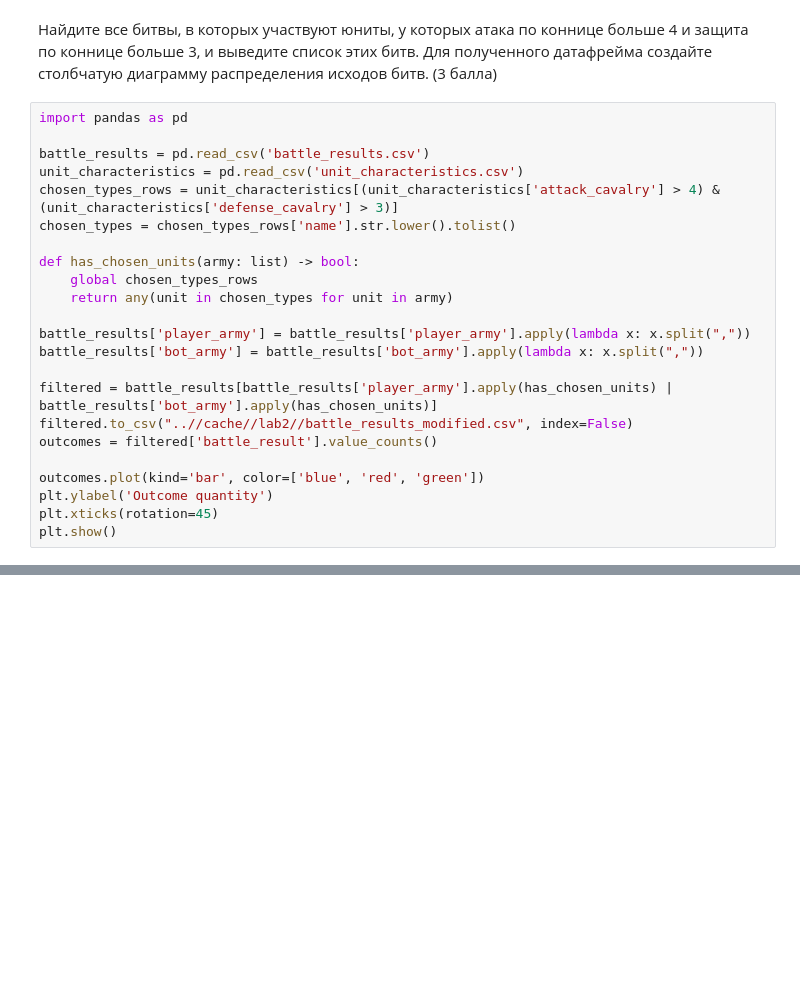
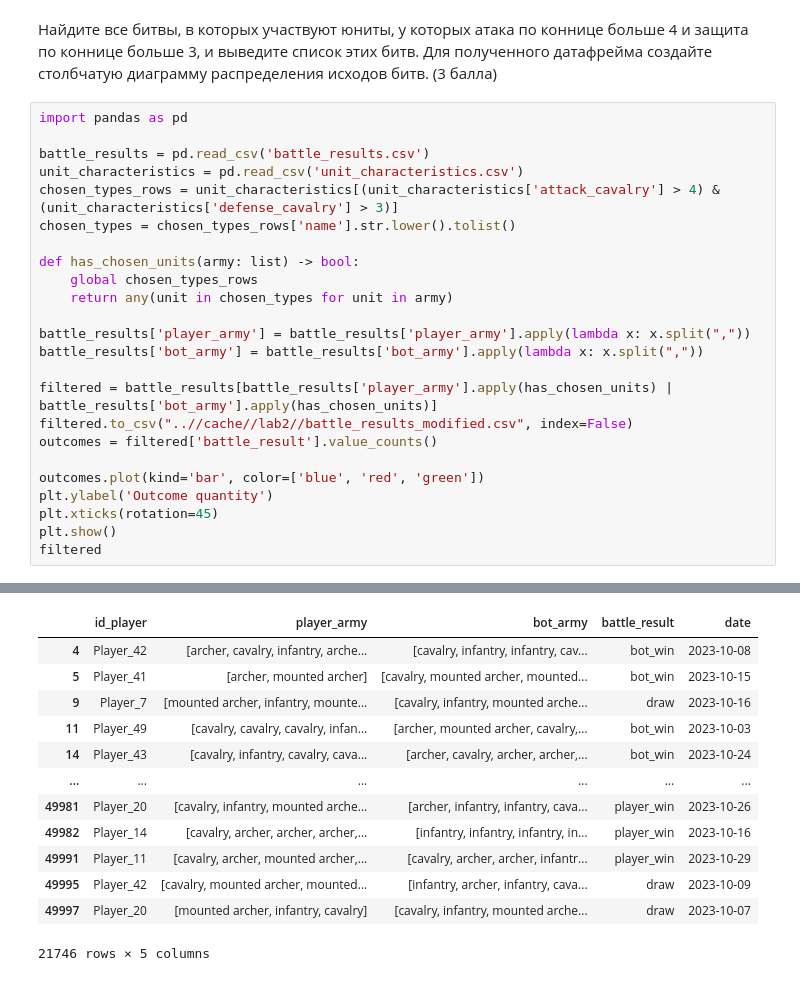
Before and after one commit to naburnm8/TDPaSlabs, a Jupyter notebook: lab2/LR2_other.ipynb, the cells around one changed output, grey strips where cells are left out. Drawn from its saved outputs; the diff is of its cells as text; blank space fills up the shorter version.

```diff
--- a/lab2/LR2_other.ipynb
+++ b/lab2/LR2_other.ipynb
@@ -51,25 +49,39 @@ plt.show()
 # %%
 import pandas as pd
 
 battle_results = pd.read_csv('battle_results.csv')
 unit_characteristics = pd.read_csv('unit_characteristics.csv')
 chosen_types_rows = unit_characteristics[(unit_characteristics['attack_cavalry'] > 4) & (unit_characteristics['defense_cavalry'] > 3)]
 chosen_types = chosen_types_rows['name'].str.lower().tolist()
 
 def has_chosen_units(army: list) -> bool:
     global chosen_types_rows
     return any(unit in chosen_types for unit in army)
 
 battle_results['player_army'] = battle_results['player_army'].apply(lambda x: x.split(","))
 battle_results['bot_army'] = battle_results['bot_army'].apply(lambda x: x.split(","))
 
 filtered = battle_results[battle_results['player_army'].apply(has_chosen_units) | battle_results['bot_army'].apply(has_chosen_units)]
 filtered.to_csv("..//cache//lab2//battle_results_modified.csv", index=False)
 outcomes = filtered['battle_result'].value_counts()
 
 outcomes.plot(kind='bar', color=['blue', 'red', 'green'])
 plt.ylabel('Outcome quantity')
 plt.xticks(rotation=45)
 plt.show()
+filtered
 # %% [output]
 [figure]
+|  | id_player | player_army | bot_army | battle_result | date |
+| 4 | Player_42 | [archer, cavalry, infantry, arche... | [cavalry, infantry, infantry, cav... | bot_win | 2023-10-08 |
+| 5 | Player_41 | [archer, mounted archer] | [cavalry, mounted archer, mounted... | bot_win | 2023-10-15 |
+| 9 | Player_7 | [mounted archer, infantry, mounte... | [cavalry, infantry, mounted arche... | draw | 2023-10-16 |
+| 11 | Player_49 | [cavalry, cavalry, cavalry, infan... | [archer, mounted archer, cavalry,... | bot_win | 2023-10-03 |
+| 14 | Player_43 | [cavalry, infantry, cavalry, cava... | [archer, cavalry, archer, archer,... | bot_win | 2023-10-24 |
+| ... | ... | ... | ... | ... | ... |
+| 49981 | Player_20 | [cavalry, infantry, mounted arche... | [archer, infantry, infantry, cava... | player_win | 2023-10-26 |
+| 49982 | Player_14 | [cavalry, archer, archer, archer,... | [infantry, infantry, infantry, in... | player_win | 2023-10-16 |
+| 49991 | Player_11 | [cavalry, archer, mounted archer,... | [cavalry, archer, archer, infantr... | player_win | 2023-10-29 |
+| 49995 | Player_42 | [cavalry, mounted archer, mounted... | [infantry, archer, infantry, cava... | draw | 2023-10-09 |
+| 49997 | Player_20 | [mounted archer, infantry, cavalry] | [cavalry, infantry, mounted arche... | draw | 2023-10-07 |
+21746 rows × 5 columns
```
Also changed, not shown: parts of 1 cell of this notebook, 6 other files.
